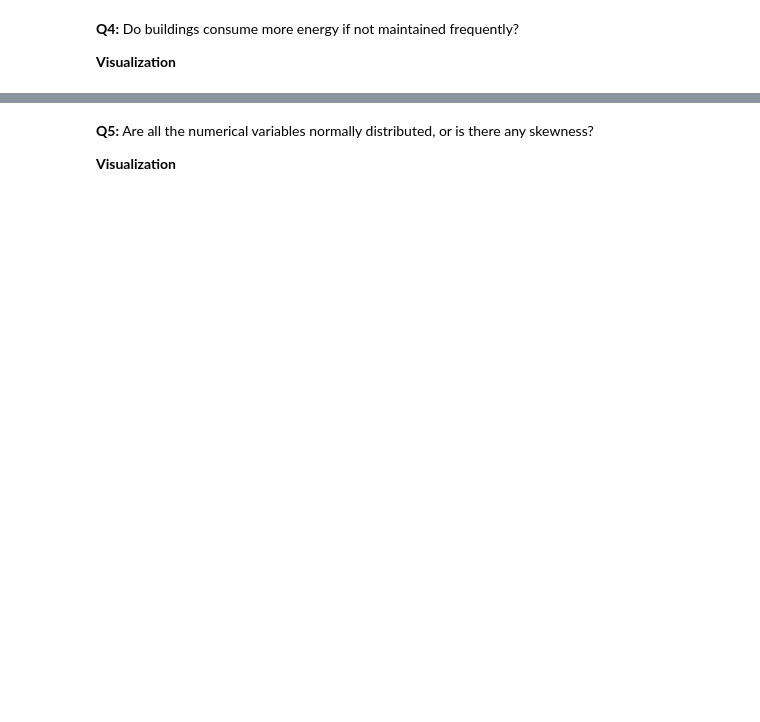
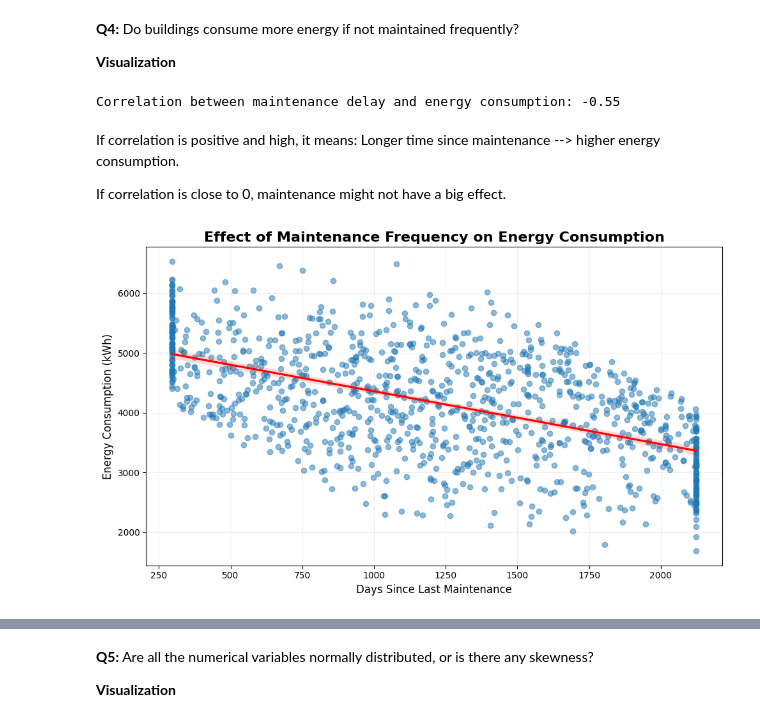
Before and after one commit to basmala875/Machine-Learning-Projects, a Jupyter notebook: Regression_Mini-Project.ipynb, the cells around one changed output, grey strips where cells are left out. Drawn from its saved outputs; the diff is of its cells as text; code cells hidden in the pictures; blank space fills up the shorter version.

```diff
--- a/Regression_Mini-Project.ipynb
+++ b/Regression_Mini-Project.ipynb
@@ -165,5 +832,28 @@ Which (on average) has the highest consumption?.
 **Q4:** Do buildings consume more energy if not maintained frequently?
 
 **Visualization**
+# %%
+correlation = df['Days_since_last_maintenance'].corr(df['Energy_Consumption'])
+print(f"Correlation between maintenance delay and energy consumption: {correlation:.2f}")
+# %% [output]
+Correlation between maintenance delay and energy consumption: -0.55
+# %% [markdown]
+If correlation is positive and high, it means:
+ Longer time since maintenance --> higher energy consumption.
+
+If correlation is close to 0, maintenance might not have a big effect.
+# %%
+#using a scatter plot + a regression line
+plt.figure(figsize=(10,6))
+sns.regplot(data=df, x='Days_since_last_maintenance', y='Energy_Consumption', scatter_kws={'alpha':0.5}, line_kws={'color':'red'})
+
+plt.title("Effect of Maintenance Frequency on Energy Consumption", fontsize=16, weight='bold')
+plt.xlabel("Days Since Last Maintenance", fontsize=12)
+plt.ylabel("Energy Consumption (kWh)", fontsize=12)
+plt.grid(alpha=0.2)
+plt.tight_layout()
+plt.show()
+# %% [output]
+[figure, added]
 # %% [markdown]
 **Answer for Q4:** _Your answer here_
```
Also changed, not shown: parts of 71 cells of this notebook.
